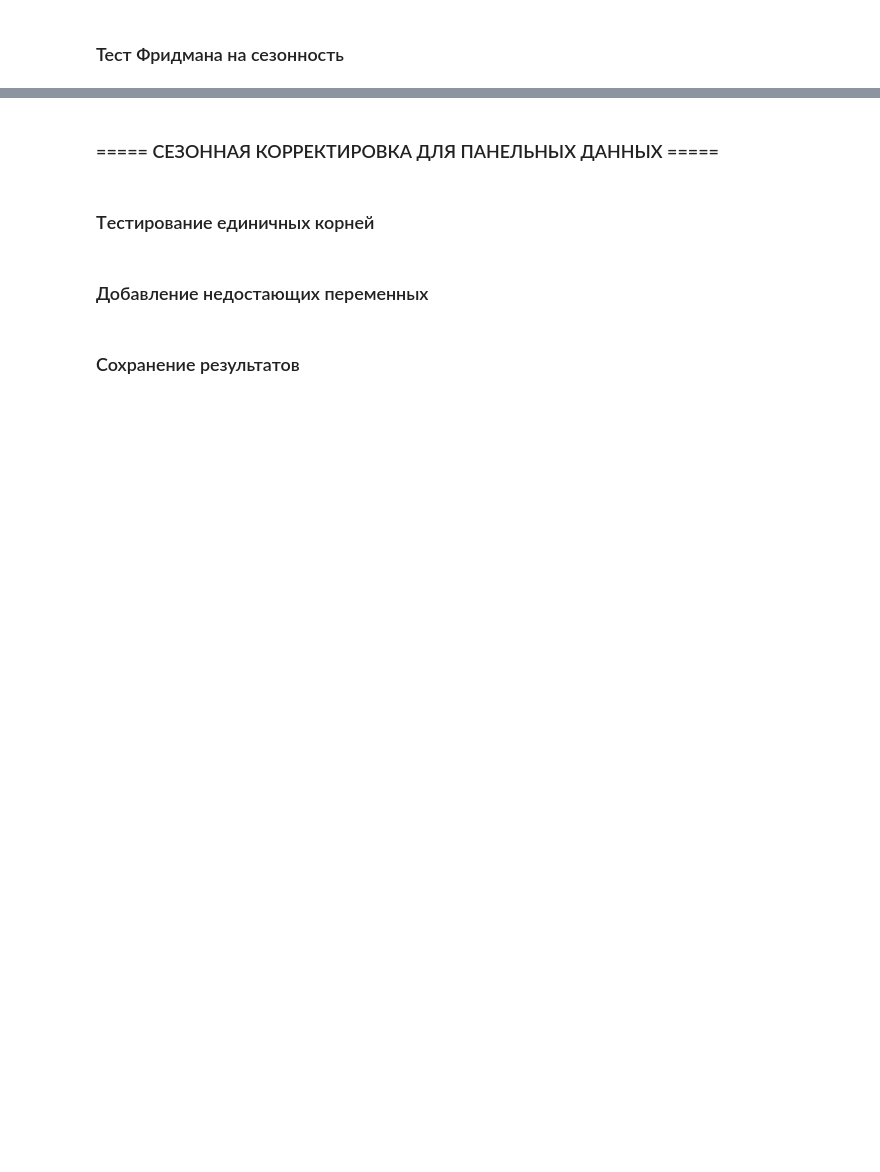
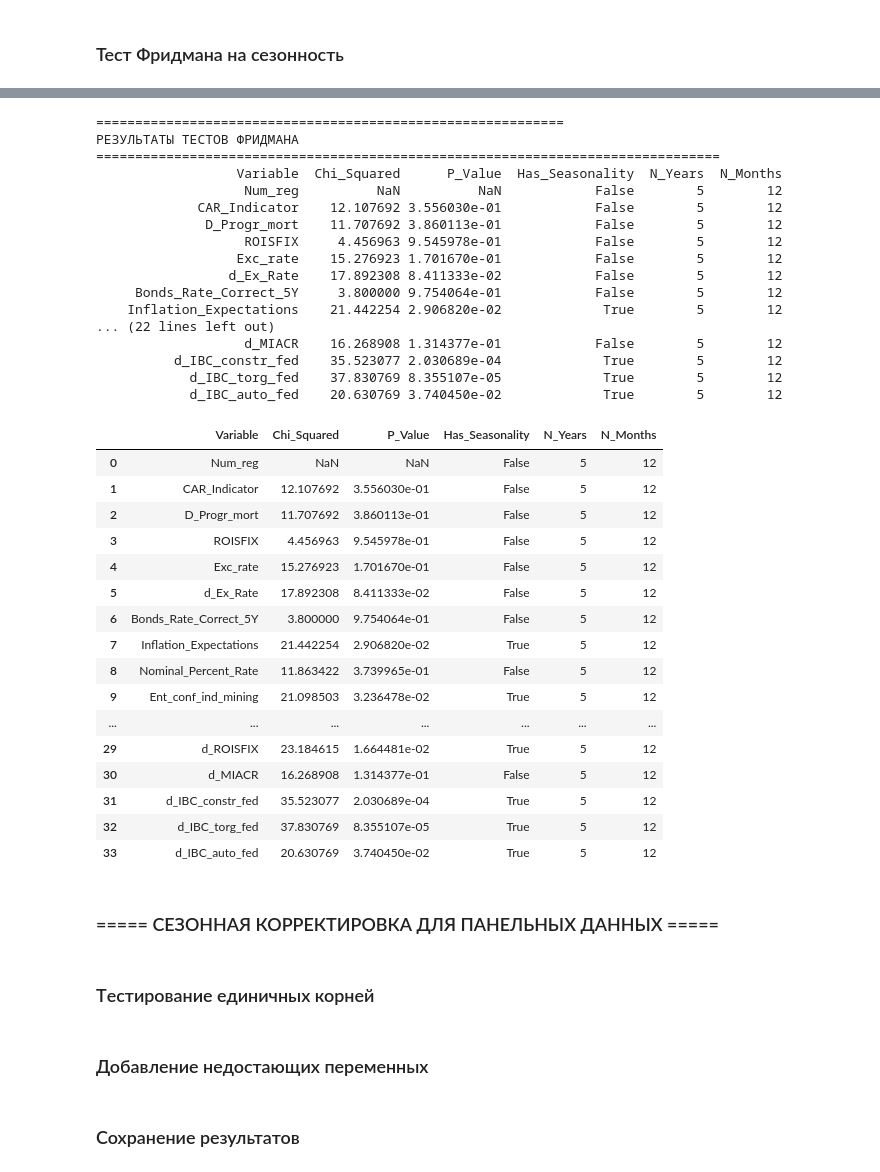
Before and after one commit to zerofermin/Monetary-policy-and-retail-landing-in-regions, a Jupyter notebook: Seasonal_Adjustment.ipynb, the cells around one changed output, grey strips where cells are left out. Drawn from its saved outputs; the diff is of its cells as text; code cells hidden in the pictures; blank space fills up the shorter version.

```diff
--- a/Seasonal_Adjustment.ipynb
+++ b/Seasonal_Adjustment.ipynb
@@ -456,3 +449,40 @@ plt.tight_layout()
+# %%
+run_friedman_seasonality_tests(df_RF, date_col='Date')
+# %% [output]
+============================================================
+РЕЗУЛЬТАТЫ ТЕСТОВ ФРИДМАНА
+================================================================================
+                  Variable  Chi_Squared      P_Value  Has_Seasonality  N_Years  N_Months
+                   Num_reg          NaN          NaN            False        5        12
+             CAR_Indicator    12.107692 3.556030e-01            False        5        12
+              D_Progr_mort    11.707692 3.860113e-01            False        5        12
+                   ROISFIX     4.456963 9.545978e-01            False        5        12
+                  Exc_rate    15.276923 1.701670e-01            False        5        12
+                 d_Ex_Rate    17.892308 8.411333e-02            False        5        12
+     Bonds_Rate_Correct_5Y     3.800000 9.754064e-01            False        5        12
+    Inflation_Expectations    21.442254 2.906820e-02             True        5        12
+... (22 lines left out)
+                   d_MIACR    16.268908 1.314377e-01            False        5        12
+          d_IBC_constr_fed    35.523077 2.030689e-04             True        5        12
+            d_IBC_torg_fed    37.830769 8.355107e-05             True        5        12
+            d_IBC_auto_fed    20.630769 3.740450e-02             True        5        12
+|  | Variable | Chi_Squared | P_Value | Has_Seasonality | N_Years | N_Months |
+| 0 | Num_reg | NaN | NaN | False | 5 | 12 |
+| 1 | CAR_Indicator | 12.107692 | 3.556030e-01 | False | 5 | 12 |
+| 2 | D_Progr_mort | 11.707692 | 3.860113e-01 | False | 5 | 12 |
+| 3 | ROISFIX | 4.456963 | 9.545978e-01 | False | 5 | 12 |
+| 4 | Exc_rate | 15.276923 | 1.701670e-01 | False | 5 | 12 |
+| 5 | d_Ex_Rate | 17.892308 | 8.411333e-02 | False | 5 | 12 |
+| 6 | Bonds_Rate_Correct_5Y | 3.800000 | 9.754064e-01 | False | 5 | 12 |
+| 7 | Inflation_Expectations | 21.442254 | 2.906820e-02 | True | 5 | 12 |
+| 8 | Nominal_Percent_Rate | 11.863422 | 3.739965e-01 | False | 5 | 12 |
+| 9 | Ent_conf_ind_mining | 21.098503 | 3.236478e-02 | True | 5 | 12 |
+| ... | ... | ... | ... | ... | ... | ... |
+| 29 | d_ROISFIX | 23.184615 | 1.664481e-02 | True | 5 | 12 |
+| 30 | d_MIACR | 16.268908 | 1.314377e-01 | False | 5 | 12 |
+| 31 | d_IBC_constr_fed | 35.523077 | 2.030689e-04 | True | 5 | 12 |
+| 32 | d_IBC_torg_fed | 37.830769 | 8.355107e-05 | True | 5 | 12 |
+| 33 | d_IBC_auto_fed | 20.630769 | 3.740450e-02 | True | 5 | 12 |
 # %%
 # # Extra diagnostics after Friedman test
 # from Modules.seasonal_adjustment import run_seasonal_diagnostics
```
Also changed, not shown: parts of 5 cells of this notebook, 1 other file.
